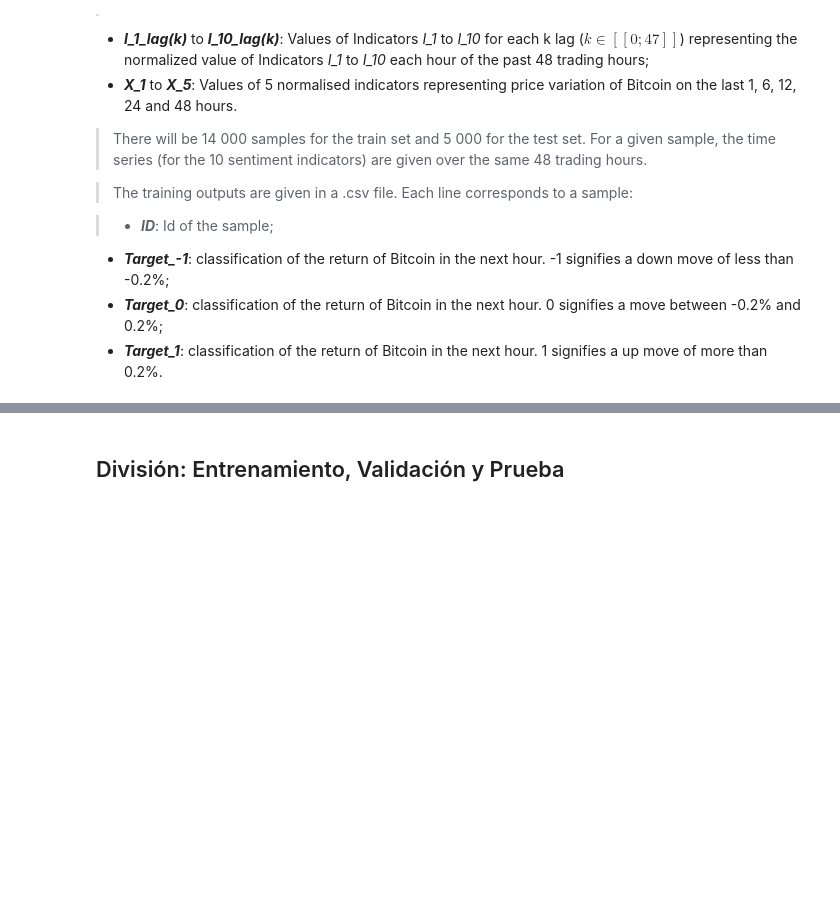
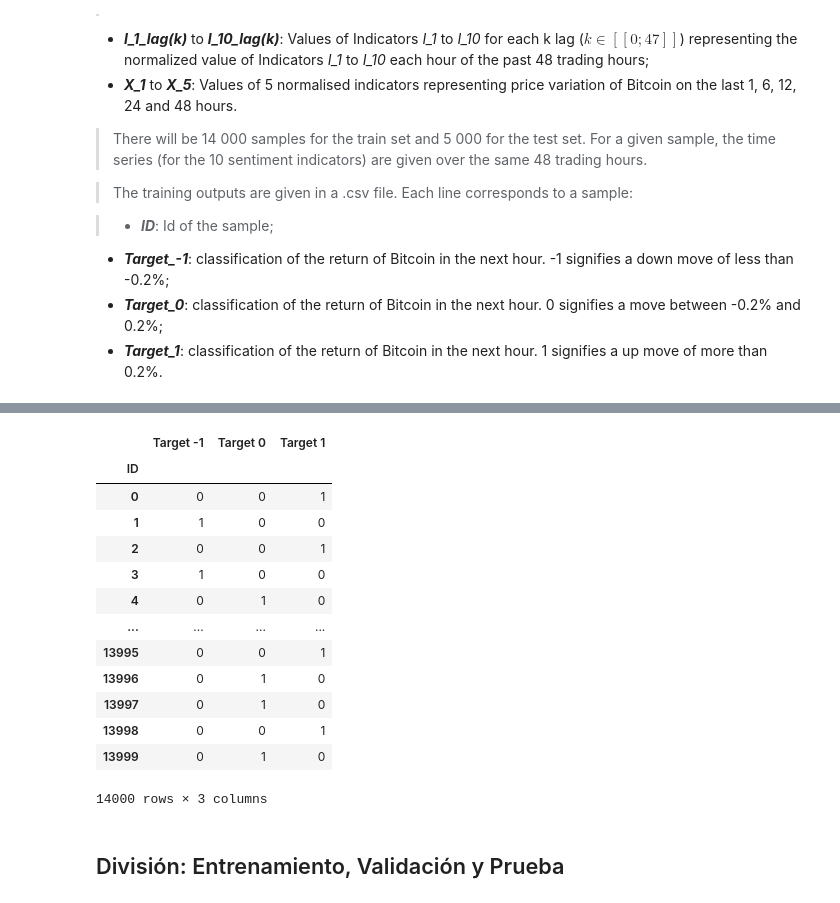
Before and after one commit to RYU-MCFLY/Aplicaciones-Financieras, a Jupyter notebook: Semana3_1_Aps_Financieras5_Regresion_Logistica.ipynb, the cells around one changed output, grey strips where cells are left out. Drawn from its saved outputs; the diff is of its cells as text; code cells hidden in the pictures; blank space fills up the shorter version.

```diff
--- a/Semana3_1_Aps_Financieras5_Regresion_Logistica.ipynb
+++ b/Semana3_1_Aps_Financieras5_Regresion_Logistica.ipynb
@@ -111,6 +128,21 @@ X_raw
 # %%
-y_raw = pd.read_csv('/content/drive/MyDrive/Cruso-ApsFinancieras/semana7/output_training_F2dZW38.csv').set_index('ID')
+y_raw = pd.read_csv('/content/drive/MyDrive/semana7/output_training_F2dZW38.csv').set_index('ID')
 y_raw
+# %% [output]
+|  | Target -1 | Target 0 | Target 1 |
+| ID |  |  |  |
+| 0 | 0 | 0 | 1 |
+| 1 | 1 | 0 | 0 |
+| 2 | 0 | 0 | 1 |
+| 3 | 1 | 0 | 0 |
+| 4 | 0 | 1 | 0 |
+| ... | ... | ... | ... |
+| 13995 | 0 | 0 | 1 |
+| 13996 | 0 | 1 | 0 |
+| 13997 | 0 | 1 | 0 |
+| 13998 | 0 | 0 | 1 |
+| 13999 | 0 | 1 | 0 |
+14000 rows × 3 columns
 # %% [markdown]
 ## División: Entrenamiento, Validación y Prueba
 # %%
```
Also changed, not shown: parts of 49 cells of this notebook.
